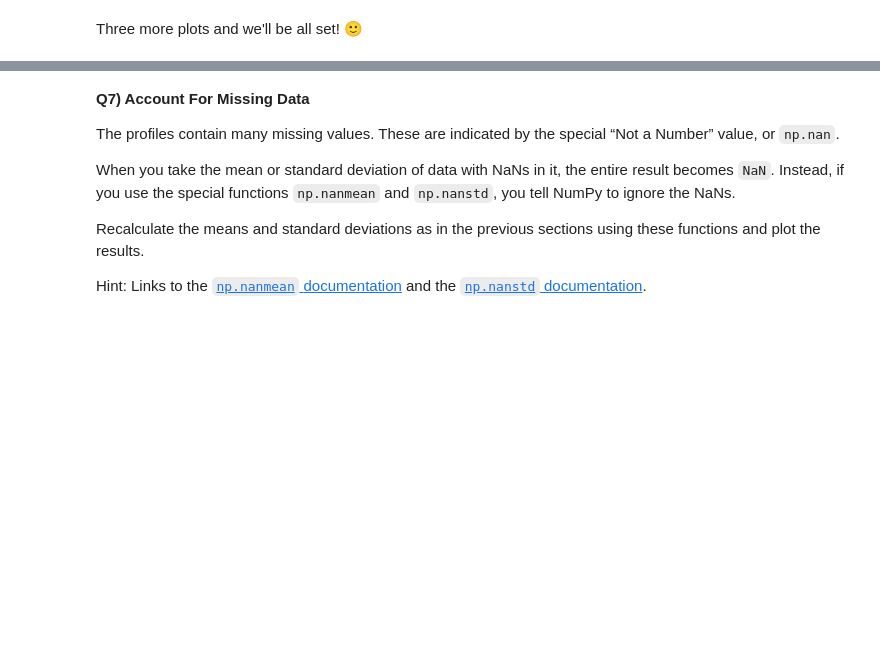
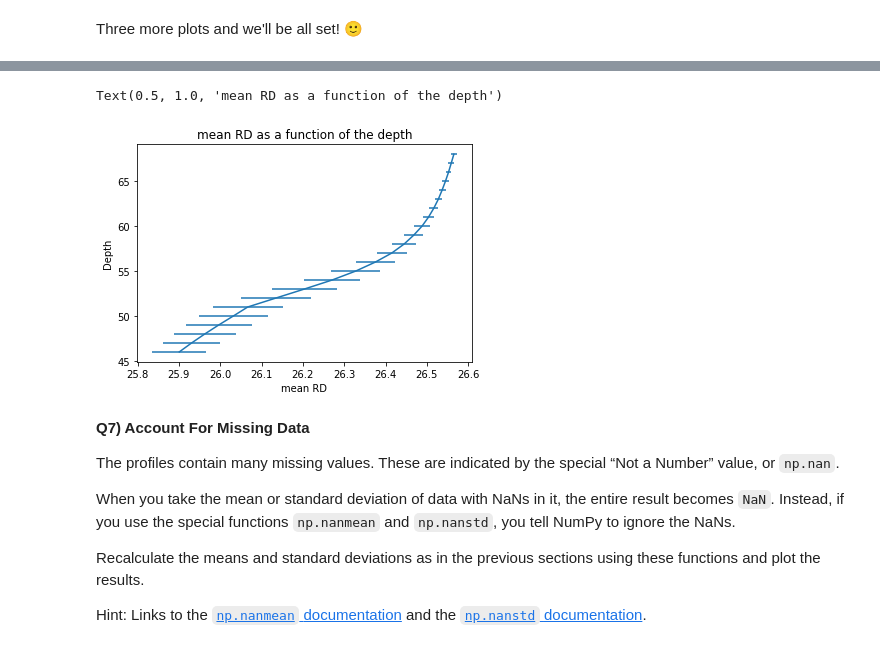
Before and after one commit to frouge1/2022_Intro_Python, a Jupyter notebook: Exercises/W2_S1.ipynb, the cells around one changed output, grey strips where cells are left out. Cells and saved outputs as stored; diff of their text form; code cells hidden in the pictures; blank space fills up the shorter version.

```diff
--- a/Exercises/W2_S1.ipynb
+++ b/Exercises/W2_S1.ipynb
@@ -267,3 +296,11 @@ Three more plots and we'll be all set! 🙂
+# %%
+plt.errorbar(mean_rel_den,level,xerr=rel_dens_std)
+plt.xlabel("mean RD")
+plt.ylabel("Depth")
+plt.title("mean RD as a function of the depth")
+# %% [output]
+Text(0.5, 1.0, 'mean RD as a function of the depth')
+[figure, added]
 # %% [markdown]
 **Q7) Account For Missing Data**
 
```
Also changed, not shown: parts of 19 cells of this notebook.
